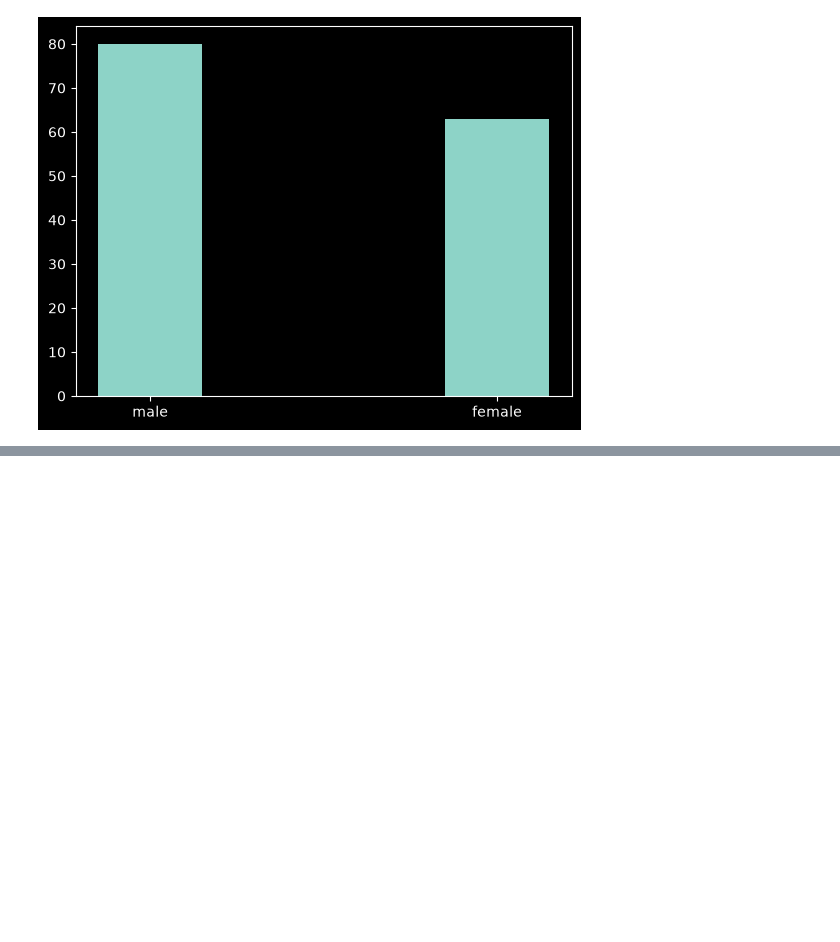
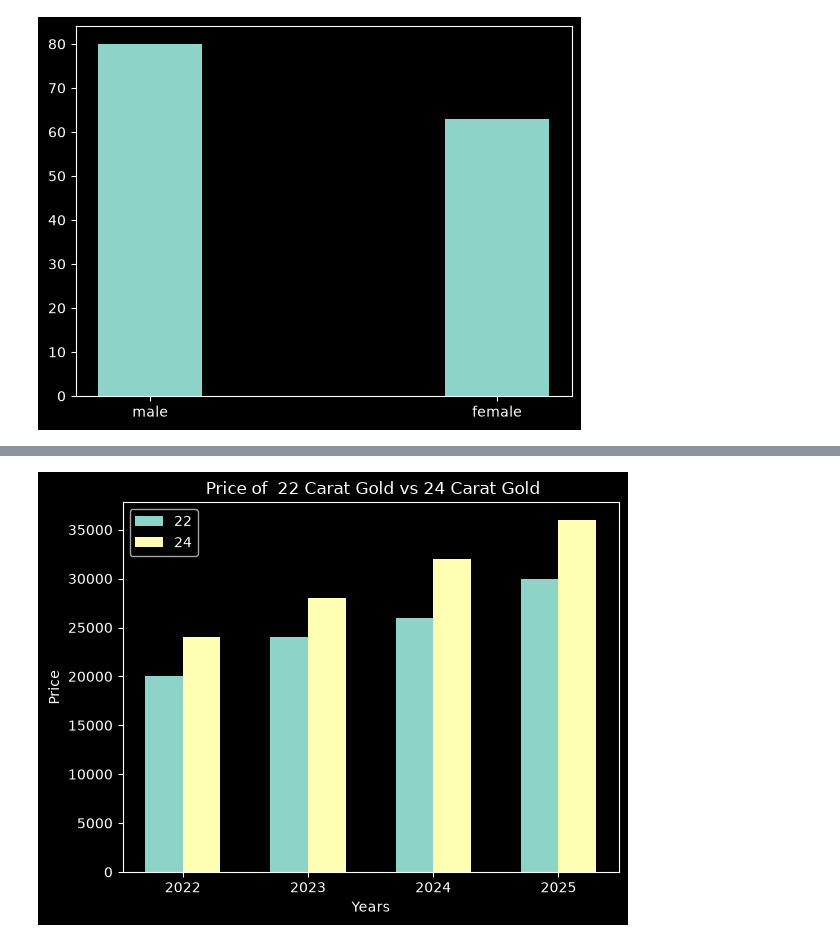
Before and after one commit to adilfarooqkhan-ds/Analytics, a Jupyter notebook: Matplotlib/index.ipynb, the cells around one changed output, grey strips where cells are left out. Cells and saved outputs as stored; diff of their text form; code cells hidden in the pictures; blank space fills up the shorter version.

Commit message:
graphs

```diff
--- a/Matplotlib/index.ipynb
+++ b/Matplotlib/index.ipynb
@@ -184 +180,22 @@ plt.hist(data["Sex"])
 [figure]
+# %%
+import numpy as np
+years=[2022,2023,2024,2025]
+carat_22=[20000,24000,26000,30000]
+carat_24=[24000,28000,32000,36000]
+
+
+x = np.arange(len(years))
+
+width = 0.30
+
+plt.bar(x-width/2, carat_22,width , label = '22')
+plt.bar(x+width/2, carat_24,width , label = '24')
+plt.xlabel("Years")
+plt.ylabel("Price")
+plt.xticks(x,years)
+plt.legend()
+plt.title(" Price of  22 Carat Gold vs 24 Carat Gold")
+plt.show()
+# %% [output]
+[figure, added]
```
Also changed, not shown: parts of 3 cells of this notebook.
